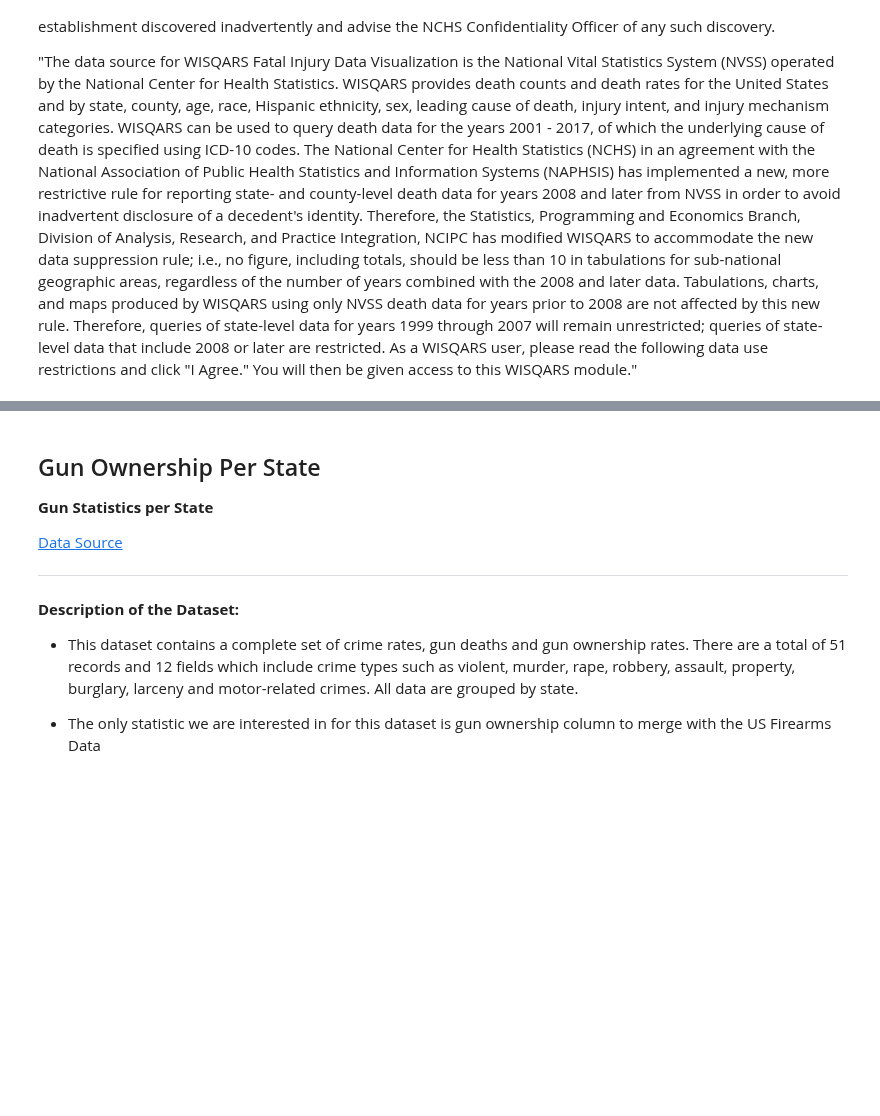
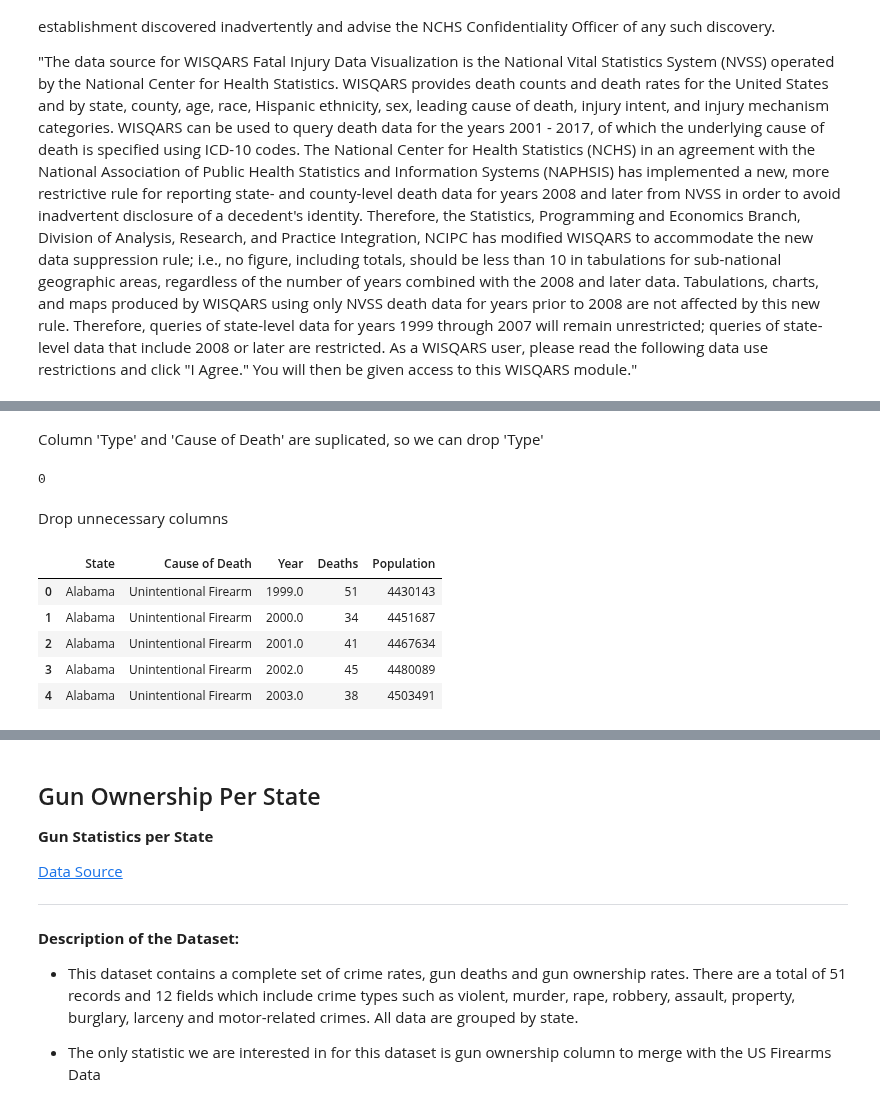
Before and after one commit to mayjai/US-Gun-Exploration-Visualization, a Jupyter notebook: US_Gun_Exploration.ipynb, the cells around one changed output, grey strips where cells are left out. Drawn from its saved outputs; the diff is of its cells as text; code cells hidden in the pictures; blank space fills up the shorter version.

```diff
--- a/US_Gun_Exploration.ipynb
+++ b/US_Gun_Exploration.ipynb
@@ -166,0 +168,3 @@ df_state.head()
+# %%
+# copy column 'Cause of Death' to make changes for checking if the column is unecessary
+df_state['Cause_of_death_cp'] = df_state['Cause of Death']
@@ -166,0 +176,8 @@ df_state.head()
+# %% [markdown]
+Column 'Type' and 'Cause of Death' are suplicated, so we can drop 'Type'
+# %%
+(df_state['Type'] != df_state['Cause_of_death_cp']).sum()
+# %% [output]
+0
+# %% [markdown]
+Drop unnecessary columns
@@ -166,0 +187,9 @@ df_state.head()
+# %%
+df_state.head()
+# %% [output]
+|  | State | Cause of Death | Year | Deaths | Population |
+| 0 | Alabama | Unintentional Firearm | 1999.0 | 51 | 4430143 |
+| 1 | Alabama | Unintentional Firearm | 2000.0 | 34 | 4451687 |
+| 2 | Alabama | Unintentional Firearm | 2001.0 | 41 | 4467634 |
+| 3 | Alabama | Unintentional Firearm | 2002.0 | 45 | 4480089 |
+| 4 | Alabama | Unintentional Firearm | 2003.0 | 38 | 4503491 |
```
Also changed, not shown: parts of 13 cells of this notebook.
